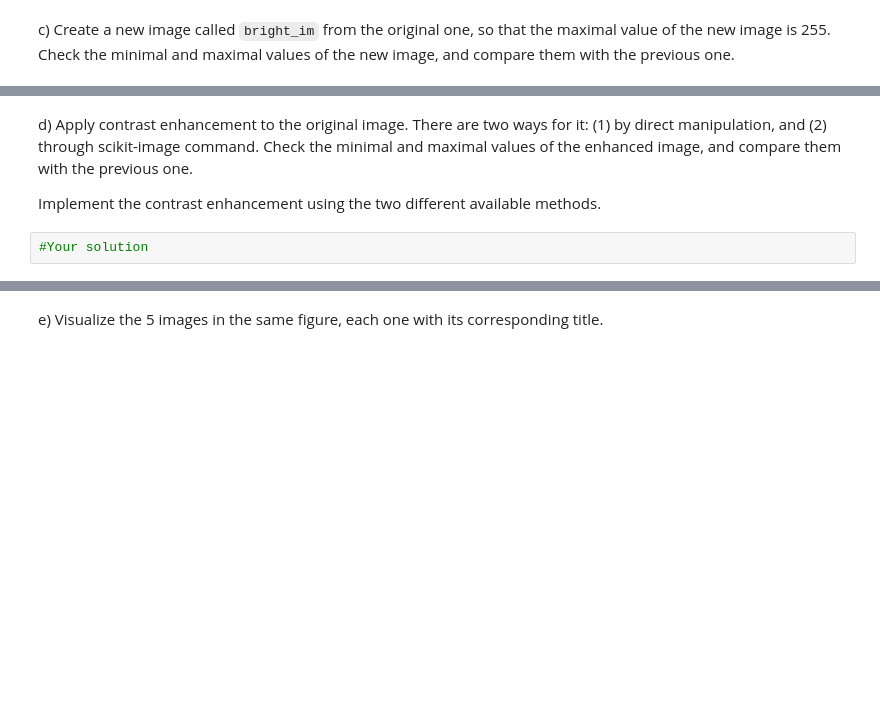
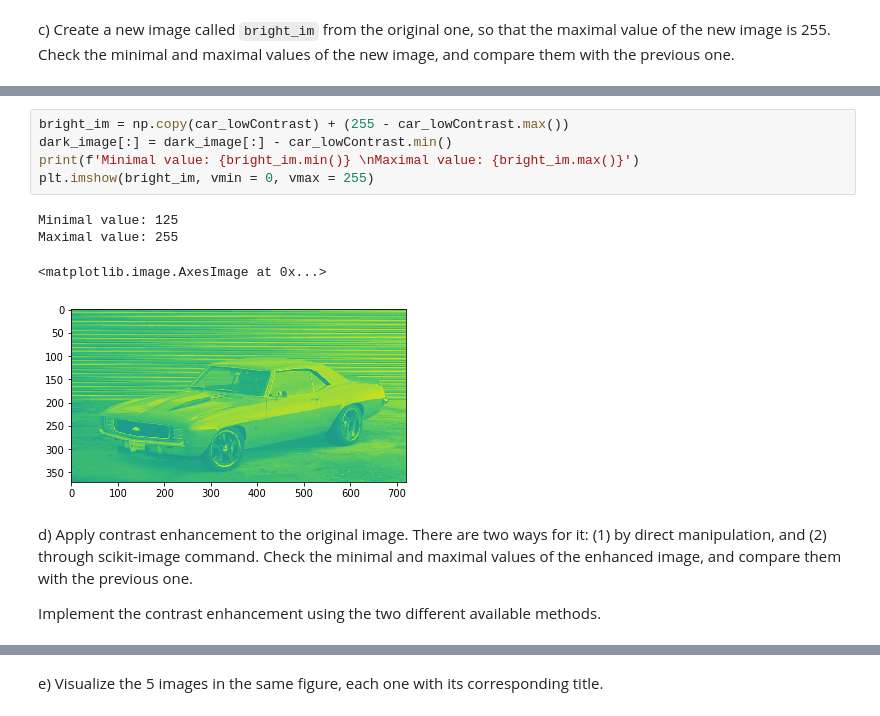
Before and after one commit to rsberrocal/VA_Practicas, a Jupyter notebook: Lab1/P1_RichardSudarioBerrocal_ClaraRivadullaDuró.ipynb, the cells around one changed output, grey strips where cells are left out. Cells and saved outputs as stored; diff of their text form; blank space fills up the shorter version.

```diff
--- a/Lab1/P1_RichardSudarioBerrocal_ClaraRivadullaDuró.ipynb
+++ b/Lab1/P1_RichardSudarioBerrocal_ClaraRivadullaDuró.ipynb
@@ -197,6 +208,14 @@ c) Create a new image called `bright_im` from the original one, so that the maxi
+# %%
+bright_im = np.copy(car_lowContrast) + (255 - car_lowContrast.max())
+dark_image[:] = dark_image[:] - car_lowContrast.min()
+print(f'Minimal value: {bright_im.min()} \nMaximal value: {bright_im.max()}')
+plt.imshow(bright_im, vmin = 0, vmax = 255)
+# %% [output]
+Minimal value: 125
+Maximal value: 255
+<matplotlib.image.AxesImage at 0x...>
+[figure, added]
 # %% [markdown]
 d) Apply contrast enhancement to the original image. There are two ways for it: (1) by direct manipulation, and (2) through scikit-image command. Check the minimal and maximal values of the enhanced image, and compare them with the previous one.
 
 Implement the contrast enhancement using the two different available methods.
-# %%
-#Your solution
```
Also changed, not shown: parts of 18 cells of this notebook.
